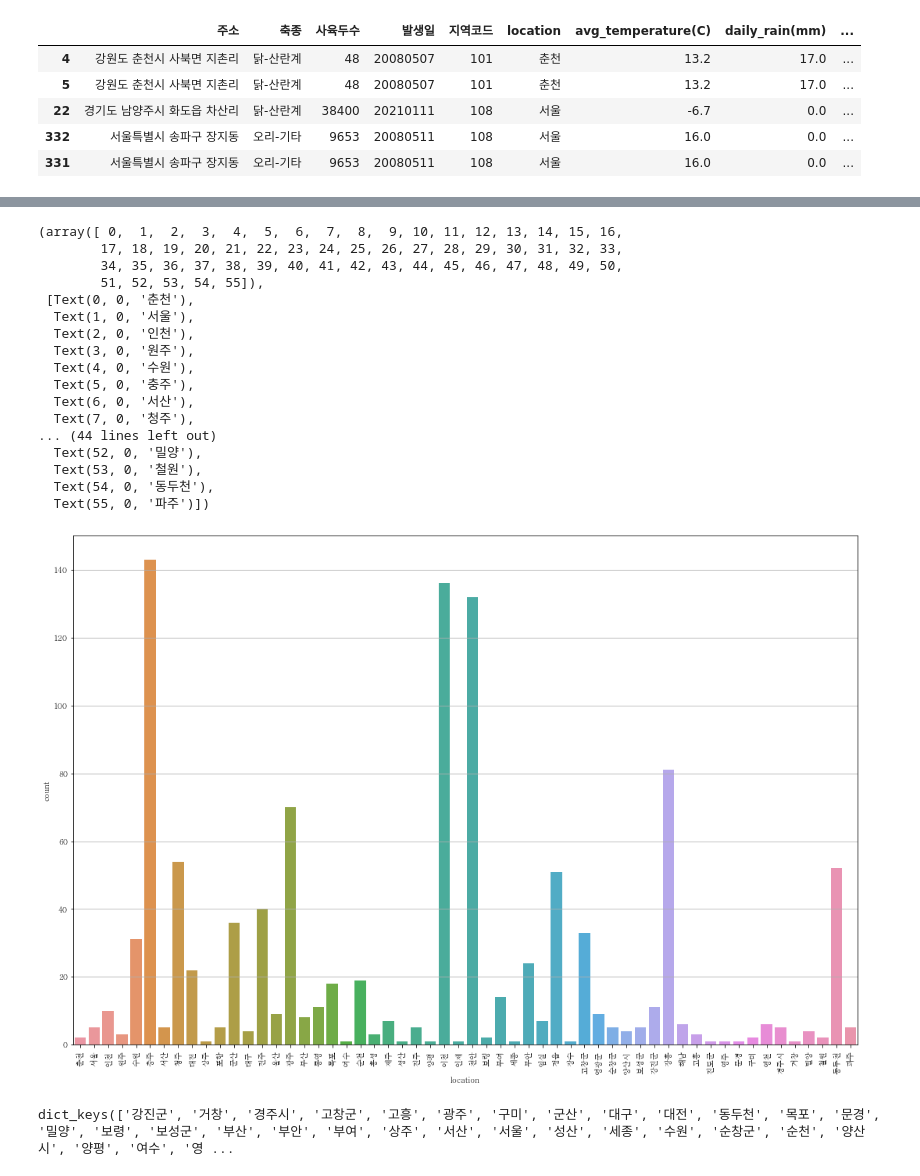
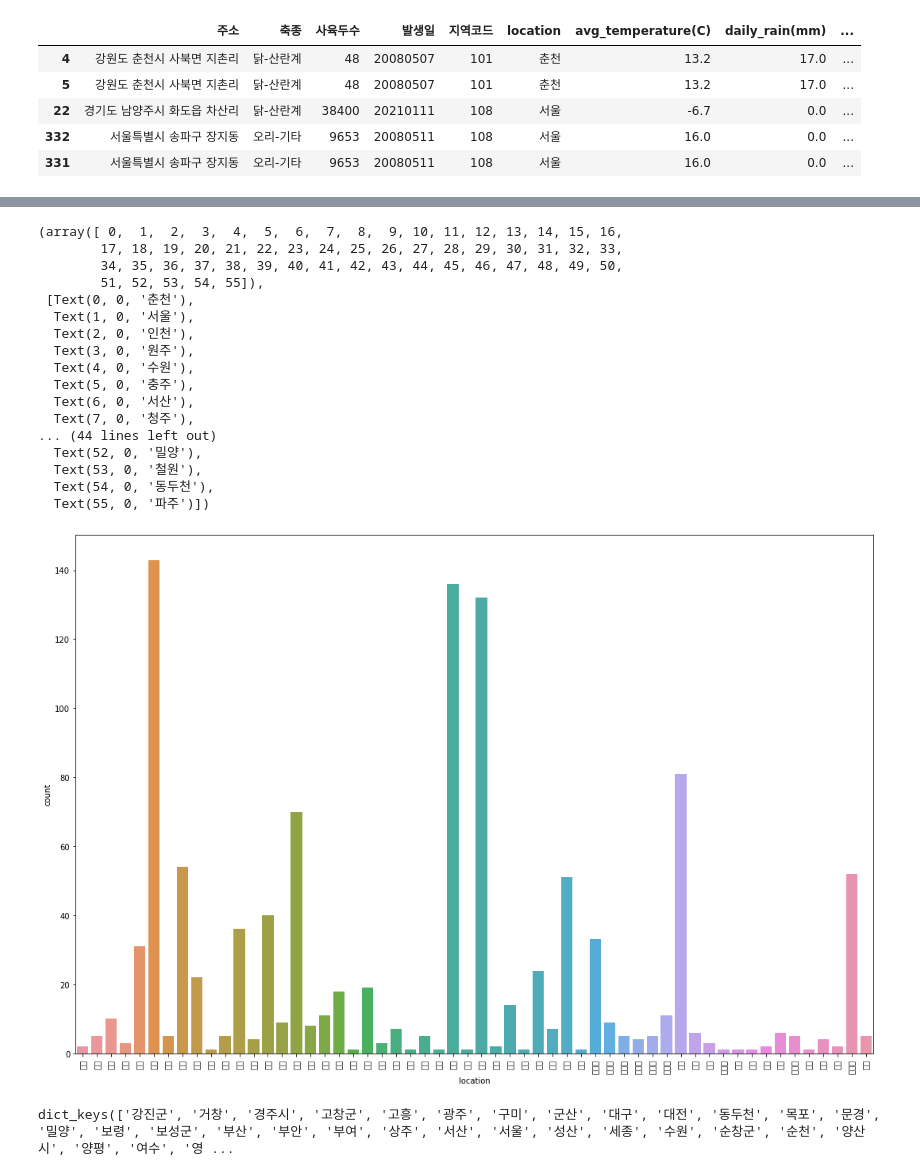
Before and after one commit to jiwoo-coding/aiai, a Jupyter notebook: HPAI kk.ipynb, the cells around one changed output, grey strips where cells are left out. Cells and saved outputs as stored; diff of their text form; code cells hidden in the pictures.

```diff
--- a/HPAI kk.ipynb
+++ b/HPAI kk.ipynb
@@ -184,31 +184,31 @@ print(font_list[:])
 # %%
 #지역별 발생숫자 시각화
 f, ax = plt.subplots(1, figsize=(18,12))
 
-fontname = 'C:\\WINDOWS\\Fonts\\batang.ttc'
+fontname = 'C:\\WINDOWS\\Fonts\\segoeuib.ttf'
 fontname = font_manager.FontProperties(fname=fontname).get_name()
 
 sns.countplot(hpai1.location)
 plt.xticks(rotation=90)
 # %% [output]
 (array([ 0,  1,  2,  3,  4,  5,  6,  7,  8,  9, 10, 11, 12, 13, 14, 15, 16,
         17, 18, 19, 20, 21, 22, 23, 24, 25, 26, 27, 28, 29, 30, 31, 32, 33,
         34, 35, 36, 37, 38, 39, 40, 41, 42, 43, 44, 45, 46, 47, 48, 49, 50,
         51, 52, 53, 54, 55]),
  [Text(0, 0, '춘천'),
   Text(1, 0, '서울'),
   Text(2, 0, '인천'),
   Text(3, 0, '원주'),
   Text(4, 0, '수원'),
   Text(5, 0, '충주'),
   Text(6, 0, '서산'),
   Text(7, 0, '청주'),
 ... (44 lines left out)
   Text(52, 0, '밀양'),
   Text(53, 0, '철원'),
   Text(54, 0, '동두천'),
   Text(55, 0, '파주')])
-[figure, old version]
+[figure, new version]
 # %%
 hpai_list={}
 for n1, group in hpai1.groupby('location'):
```
Also changed, not shown: parts of 52 cells of this notebook, 3 other files.
